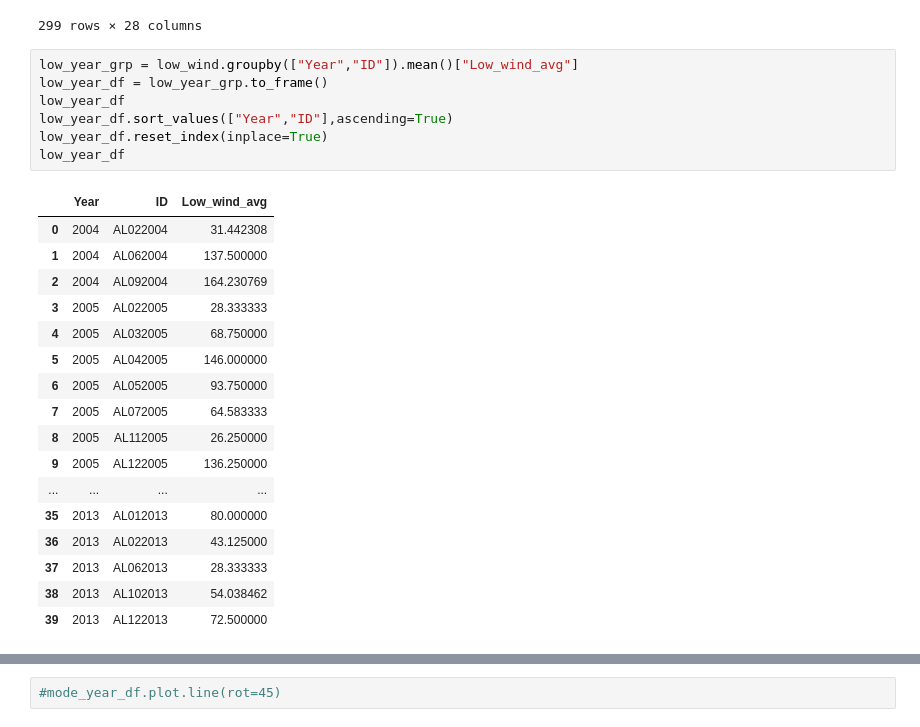
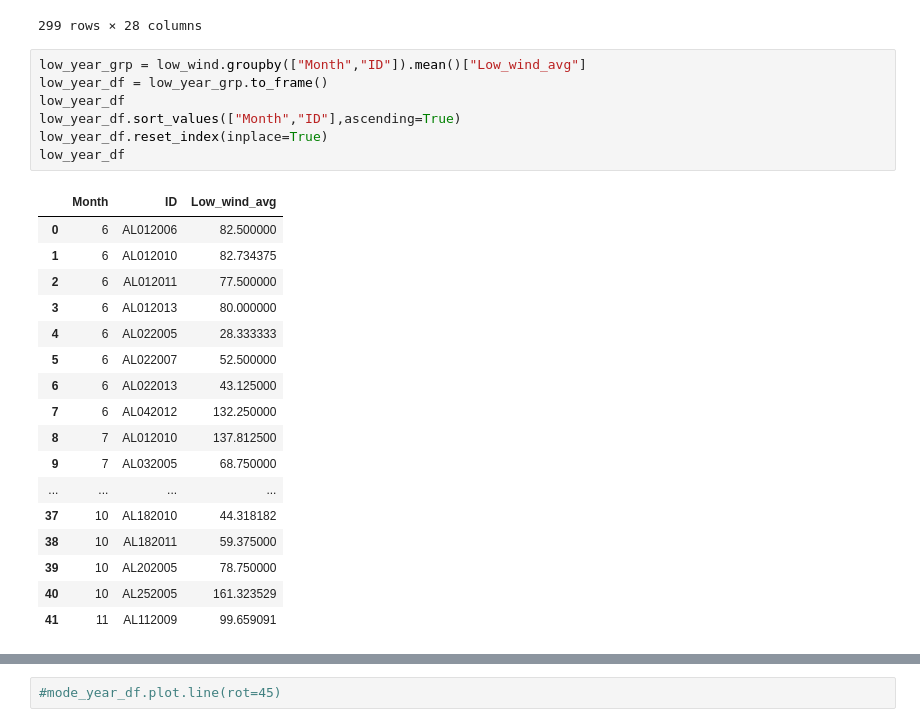
Before and after one commit to jakewmayfield/weather-prediction, a Jupyter notebook: hurdat_viz.ipynb, the cells around one changed output, grey strips where cells are left out. Saved outputs shown, nothing was run; the diff lists cells and outputs as text.

```diff
--- a/hurdat_viz.ipynb
+++ b/hurdat_viz.ipynb
@@ -174,30 +179,30 @@ low_wind
 | 298 | AL122013 | KAREN | 20131004 | 2013 | 10 | 4 | 1800 |  | Tropical Storm | 25.8 | ... | ... |
 299 rows × 28 columns
 # %%
-low_year_grp = low_wind.groupby(["Year","ID"]).mean()["Low_wind_avg"]
+low_year_grp = low_wind.groupby(["Month","ID"]).mean()["Low_wind_avg"]
 low_year_df = low_year_grp.to_frame()
 low_year_df
-low_year_df.sort_values(["Year","ID"],ascending=True)
+low_year_df.sort_values(["Month","ID"],ascending=True)
 low_year_df.reset_index(inplace=True)
 low_year_df
 # %% [output]
-|  | Year | ID | Low_wind_avg |
-| 0 | 2004 | AL022004 | 31.442308 |
-| 1 | 2004 | AL062004 | 137.500000 |
-| 2 | 2004 | AL092004 | 164.230769 |
-| 3 | 2005 | AL022005 | 28.333333 |
-| 4 | 2005 | AL032005 | 68.750000 |
-| 5 | 2005 | AL042005 | 146.000000 |
-| 6 | 2005 | AL052005 | 93.750000 |
-| 7 | 2005 | AL072005 | 64.583333 |
-| 8 | 2005 | AL112005 | 26.250000 |
-| 9 | 2005 | AL122005 | 136.250000 |
+|  | Month | ID | Low_wind_avg |
+| 0 | 6 | AL012006 | 82.500000 |
+| 1 | 6 | AL012010 | 82.734375 |
+| 2 | 6 | AL012011 | 77.500000 |
+| 3 | 6 | AL012013 | 80.000000 |
+| 4 | 6 | AL022005 | 28.333333 |
+| 5 | 6 | AL022007 | 52.500000 |
+| 6 | 6 | AL022013 | 43.125000 |
+| 7 | 6 | AL042012 | 132.250000 |
+| 8 | 7 | AL012010 | 137.812500 |
+| 9 | 7 | AL032005 | 68.750000 |
 | ... | ... | ... | ... |
-| 35 | 2013 | AL012013 | 80.000000 |
-| 36 | 2013 | AL022013 | 43.125000 |
-| 37 | 2013 | AL062013 | 28.333333 |
-| 38 | 2013 | AL102013 | 54.038462 |
-| 39 | 2013 | AL122013 | 72.500000 |
+| 37 | 10 | AL182010 | 44.318182 |
+| 38 | 10 | AL182011 | 59.375000 |
+| 39 | 10 | AL202005 | 78.750000 |
+| 40 | 10 | AL252005 | 161.323529 |
+| 41 | 11 | AL112009 | 99.659091 |
 # %%
 # x_axis = low_year_df["Year"]
 # y_axis = low_year_df["Low_wind_avg"]
```
Also changed, not shown: parts of 12 cells of this notebook, 4 other files.
